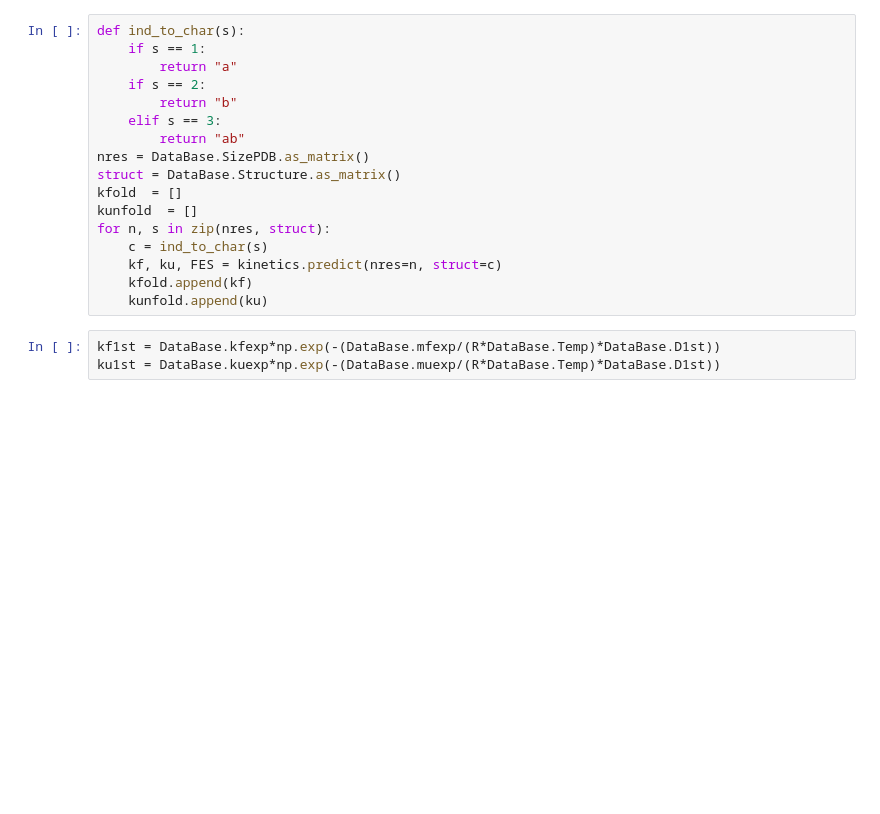
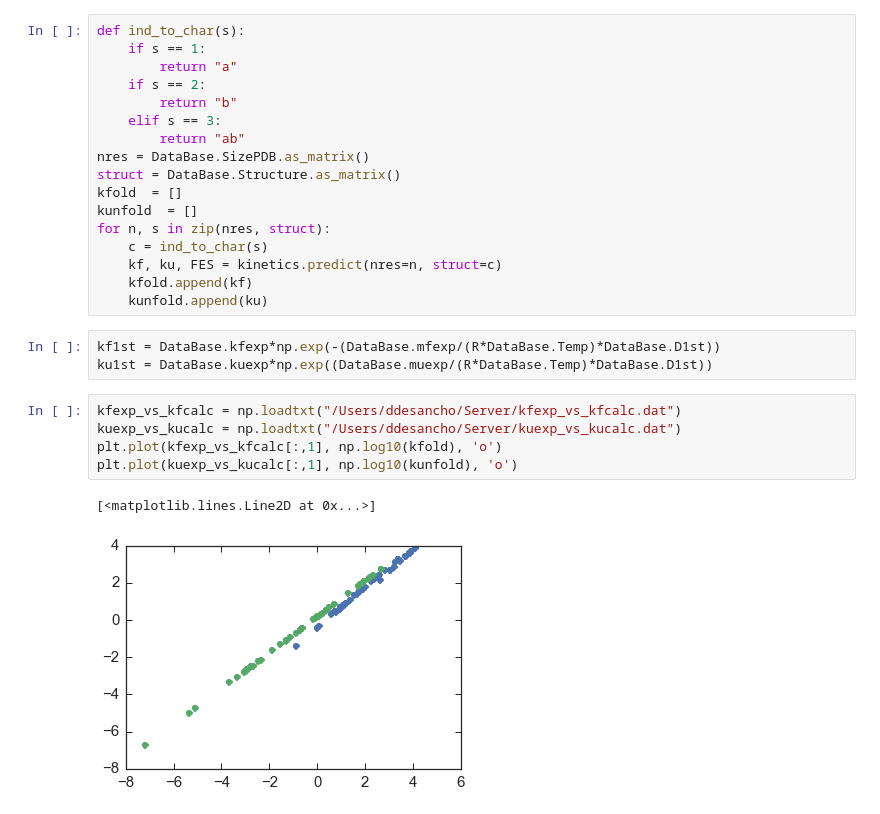
Before and after one commit to daviddesancho/PREFUR, a Jupyter notebook: examples/free_energy_predict.ipynb, the cells around one changed output. Drawn from its saved outputs; the diff is of its cells as text; blank space fills up the shorter version.

```diff
--- a/examples/free_energy_predict.ipynb
+++ b/examples/free_energy_predict.ipynb
@@ -107,6 +44,14 @@ for n, s in zip(nres, struct):
     kunfold.append(ku)
 # %%
 kf1st = DataBase.kfexp*np.exp(-(DataBase.mfexp/(R*DataBase.Temp)*DataBase.D1st))
-ku1st = DataBase.kuexp*np.exp(-(DataBase.muexp/(R*DataBase.Temp)*DataBase.D1st))
+ku1st = DataBase.kuexp*np.exp((DataBase.muexp/(R*DataBase.Temp)*DataBase.D1st))
+# %%
+kfexp_vs_kfcalc = np.loadtxt("/Users/ddesancho/Server/kfexp_vs_kfcalc.dat")
+kuexp_vs_kucalc = np.loadtxt("/Users/ddesancho/Server/kuexp_vs_kucalc.dat")
+plt.plot(kfexp_vs_kfcalc[:,1], np.log10(kfold), 'o')
+plt.plot(kuexp_vs_kucalc[:,1], np.log10(kunfold), 'o')
+# %% [output]
+[<matplotlib.lines.Line2D at 0x...>]
+[figure, added]
 # %%
 fig, ax = plt.subplots()
```
Also changed, not shown: parts of 7 cells of this notebook.
